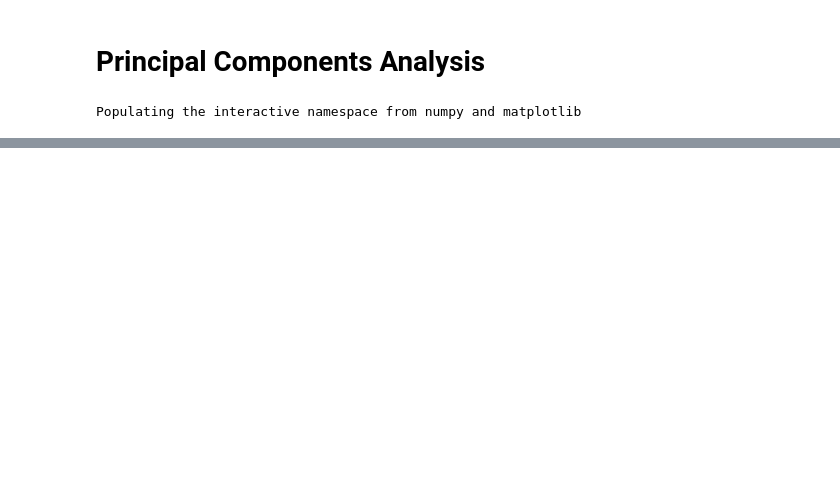
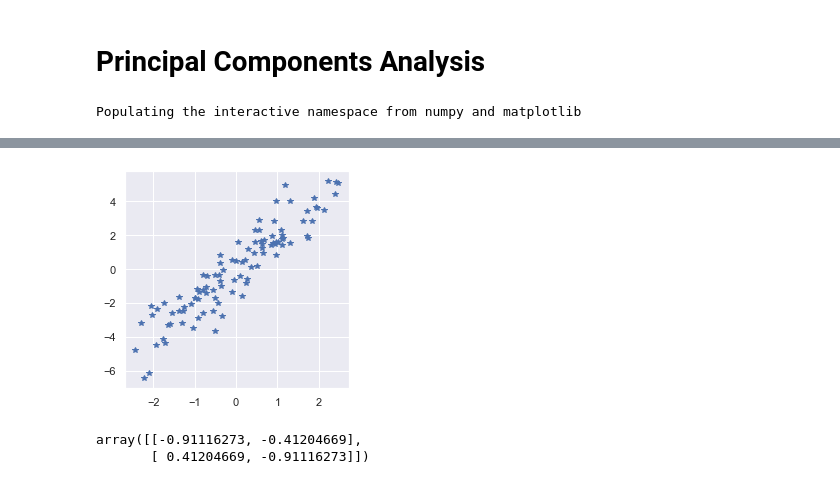
Before and after one commit to GAnagno/Dimensionality-Reduction, a Jupyter notebook: Principal Components Analysis.ipynb, the cells around one changed output, grey strips where cells are left out. Saved outputs shown, nothing was run; the diff lists cells and outputs as text; code cells hidden in the pictures; blank space fills up the shorter version.

```diff
--- a/Principal Components Analysis.ipynb
+++ b/Principal Components Analysis.ipynb
@@ -49,0 +67,17 @@ def plotVectors(vecs, cols, alpha=1):
+# %%
+def centerData(X):
+    X = X.copy()
+    X -= np.mean(X, axis = 0)
+    return X
+# %%
+X_centered = centerData(X)
+plt.plot(X_centered[:,0], X_centered[:,1], '*')
+plt.show()
+# %% [output]
+[figure, added]
+# %%
+eigVals, eigVecs = np.linalg.eig(X_centered.T.dot(X_centered))
+print(eigVecs)
+# %% [output]
+array([[-0.91116273, -0.41204669],
+       [ 0.41204669, -0.91116273]])
```
Also changed, not shown: parts of 4 cells of this notebook.
